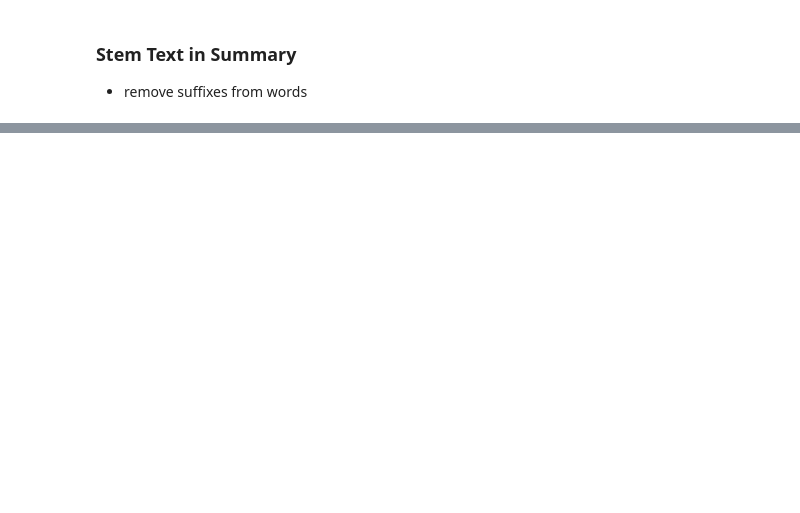
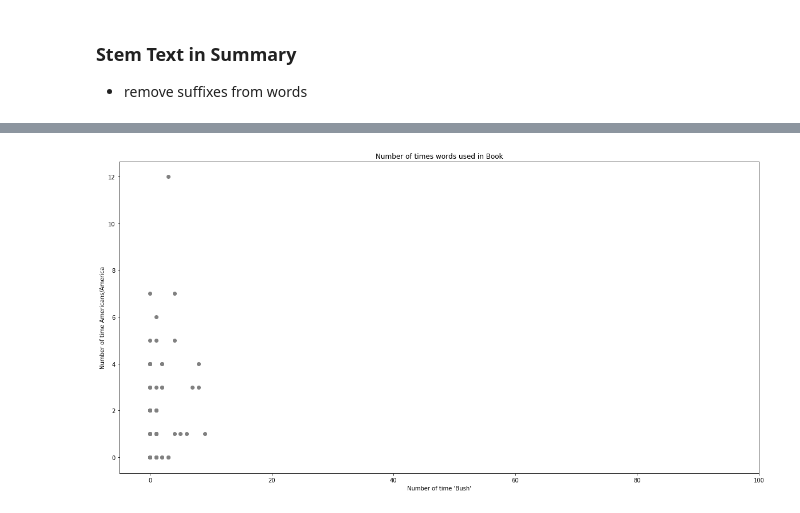
Before and after one commit to Rajwantmishra/620Group, a Jupyter notebook: Final Project-14-17July/Final_Project.ipynb, the cells around one changed output, grey strips where cells are left out. Cells and saved outputs as stored; diff of their text form; code cells hidden in the pictures; blank space fills up the shorter version.

```diff
--- a/Final Project-14-17July/Final_Project.ipynb
+++ b/Final Project-14-17July/Final_Project.ipynb
@@ -317,0 +705,5 @@ book_summary_df.head()
+# %%
+df_ba = data.transpose()[['bush','america','american']]
+df_data_profanity = pd.concat([df_ba.bush,df_ba.america+df_ba.american],axis=1)
+df_data_profanity.columns = ['Leader','Nation']
+df_data_profanity.head()
@@ -317,0 +718,21 @@ book_summary_df.head()
+# %%
+plot.rcParams['figure.figsize'] =[20,10]
+for i , book in enumerate(df_data_profanity.index):
+    x = df_data_profanity.Leader.loc[book]
+    y = df_data_profanity.Nation.loc[book]
+    if book_summary_df.value[index] == 'n':
+        plot.scatter(x,y,color = 'gray')
+    elif book_summary_df.value[index] == 'c':
+        plot.scatter(x,y,color = 'red')
+    else:
+        plot.scatter(x,y,color = 'blue')
+
+#     plot.text(x+1.5,y+0.5,book_name[i])
+    plot.xlim(-5,100)
+
+plot.title("Number of times words used in Book")
+plot.xlabel("Number of time 'Bush'")
+plot.ylabel("Number of time Americans/America")
+plot.show()
+# %% [output]
+[figure, added]
```
Also changed, not shown: parts of 36 cells of this notebook, 3 other files.
